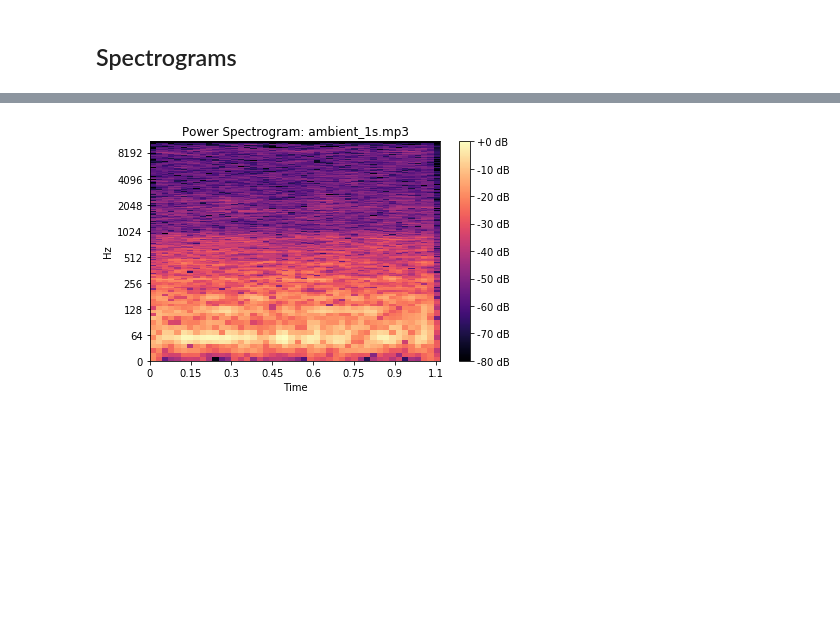
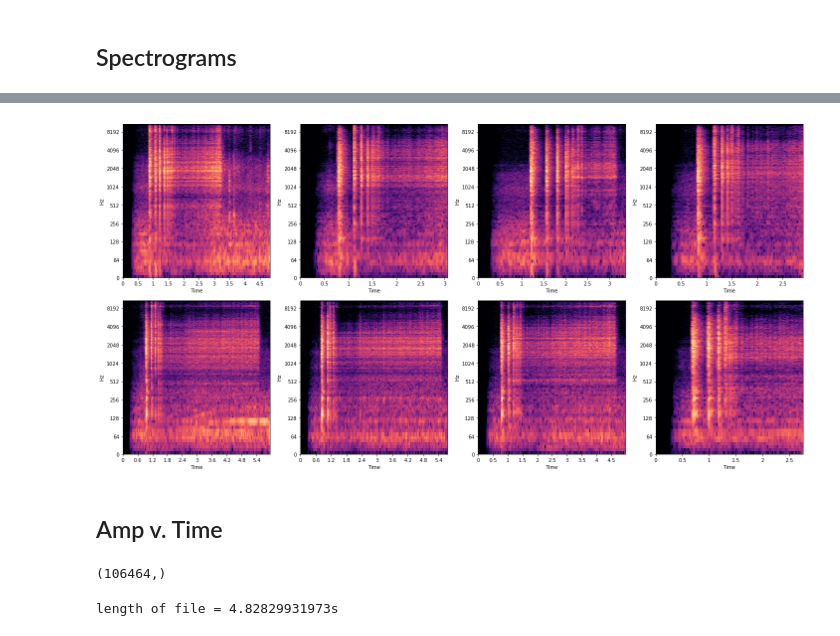
Before and after one commit to jcream31/sound_analysis, a Jupyter notebook: visualization.ipynb, the cells around one changed output, grey strips where cells are left out. Drawn from its saved outputs; the diff is of its cells as text; code cells hidden in the pictures; blank space fills up the shorter version.

Commit message:
added spectrograms for coin analysis

```diff
--- a/visualization.ipynb
+++ b/visualization.ipynb
@@ -62,2 +12,7 @@ plt.ylim([0, 30000])
+# %%
+path = os.getcwd() + '/coinsounds'
+coin_data = {}
+for filename in os.listdir(path):
+    coin_data[os.path.splitext(filename)[0]] = librosa.load(path +'/'+ filename, sr=44000)
 # %% [markdown]
 ## Spectrograms
@@ -107,14 +19,11 @@ for item in luana_dict.items():
 # %%
-import librosa
-import librosa.display
-
-def spectro(filename):
+def Spectro(filename):
     # Load the audio as a waveform `y`
     # Store the sampling rate as `sr`
     y, sr = librosa.load(filename)
     D = librosa.stft(y) # short time fourier trans
     librosa.display.specshow(librosa.amplitude_to_db(D, ref=np.max),
                          y_axis='log', x_axis='time')
-    plt.title("Power Spectrogram: " + filename)
-    plt.colorbar(format='%+2.0f dB')
+#     plt.title("Power Spectrogram: " + filename)
+#     plt.colorbar(format='%+2.0f dB')
     plt.tight_layout()
@@ -133,4 +30,31 @@ spectro("brent_1s.mp3")
-# %%
-spectro("ambient_1s.mp3")
-# %% [output]
-[figure, removed]
+# %%
+fig, ax = plt.subplots(figsize=(20,10))
+plt.subplot(2, 4, 1)
+Spectro(path+'/'+'P1.m4a')
+plt.subplot(2, 4, 2)
+Spectro(path+'/'+'P2.m4a')
+plt.subplot(2, 4, 3)
+Spectro(path+'/'+'P3.m4a')
+plt.subplot(2, 4, 4)
+Spectro(path+'/'+'P4.m4a')
+plt.subplot(2, 4, 5)
+Spectro(path+'/'+'Q1.m4a')
+plt.subplot(2, 4, 6)
+Spectro(path+'/'+'Q2.m4a')
+plt.subplot(2, 4, 7)
+Spectro(path+'/'+'Q3.m4a')
+plt.subplot(2, 4, 8)
+Spectro(path+'/'+'Q4.m4a')
+# %% [output]
+[figure, added]
+# %% [markdown]
+## Amp v. Time
+# %%
+y, sr = librosa.load(path+'/'+'P1.m4a')
+y.shape
+# %% [output]
+(106464,)
+# %%
+print "length of file = {}s".format(y.shape[0]/float(sr))
+# %% [output]
+length of file = 4.82829931973s
```
Also changed, not shown: parts of 32 cells of this notebook, 16 other files.
